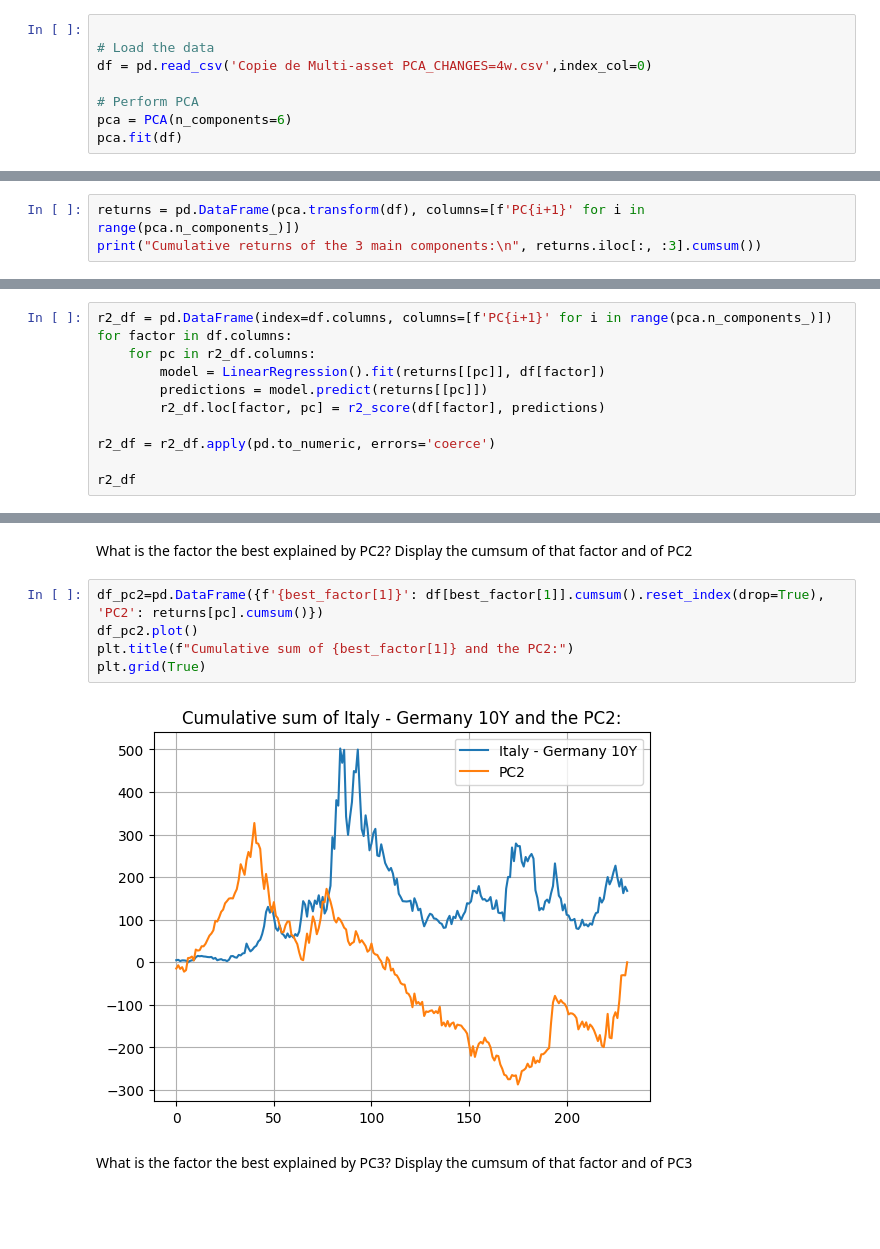
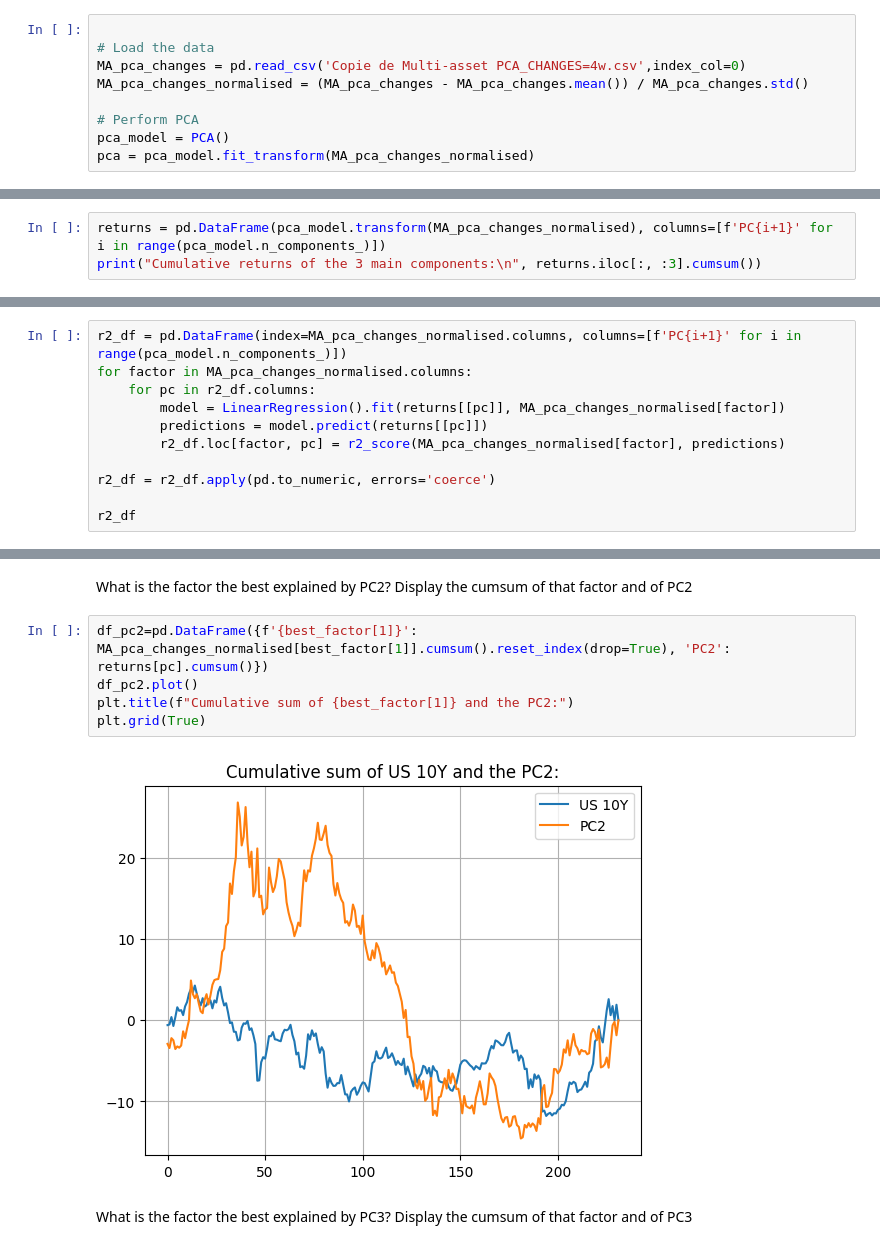
Before and after one commit to theomdvn/AlgoTrading, a Jupyter notebook: PCA.ipynb, the cells around one changed output, grey strips where cells are left out. Drawn from its saved outputs; the diff is of its cells as text; blank space fills up the shorter version.

```diff
--- a/PCA.ipynb
+++ b/PCA.ipynb
@@ -13,8 +13,9 @@ Make the PCA of the factors in Multi-asset PCA CHANGES=4w.csv
 # %%
 
 # Load the data
-df = pd.read_csv('Copie de Multi-asset PCA_CHANGES=4w.csv',index_col=0)
+MA_pca_changes = pd.read_csv('Copie de Multi-asset PCA_CHANGES=4w.csv',index_col=0)
+MA_pca_changes_normalised = (MA_pca_changes - MA_pca_changes.mean()) / MA_pca_changes.std()
 
 # Perform PCA
-pca = PCA(n_components=6)
-pca.fit(df)
+pca_model = PCA()
+pca = pca_model.fit_transform(MA_pca_changes_normalised)
@@ -74,7 +88,7 @@ print(f"{components_80} components are needed to explain 80% of the variance.")
 # %% [markdown]
 Display the cumsum of the returns of the 3 main components
 # %%
-returns = pd.DataFrame(pca.transform(df), columns=[f'PC{i+1}' for i in range(pca.n_components_)])
+returns = pd.DataFrame(pca_model.transform(MA_pca_changes_normalised), columns=[f'PC{i+1}' for i in range(pca_model.n_components_)])
 print("Cumulative returns of the 3 main components:\n", returns.iloc[:, :3].cumsum())
 # %% [output]
 Cumulative returns of the 3 main components:
@@ -107,12 +121,12 @@ Regress each factors to each of the first 6 components and display the DataFrame
 – Columns: the 6 main components<br>
 – Content: the r2of the regression of the factors vs the components<br>
 # %%
-r2_df = pd.DataFrame(index=df.columns, columns=[f'PC{i+1}' for i in range(pca.n_components_)])
-for factor in df.columns:
+r2_df = pd.DataFrame(index=MA_pca_changes_normalised.columns, columns=[f'PC{i+1}' for i in range(pca_model.n_components_)])
+for factor in MA_pca_changes_normalised.columns:
     for pc in r2_df.columns:
-        model = LinearRegression().fit(returns[[pc]], df[factor])
+        model = LinearRegression().fit(returns[[pc]], MA_pca_changes_normalised[factor])
         predictions = model.predict(returns[[pc]])
-        r2_df.loc[factor, pc] = r2_score(df[factor], predictions)
+        r2_df.loc[factor, pc] = r2_score(MA_pca_changes_normalised[factor], predictions)
 
 r2_df = r2_df.apply(pd.to_numeric, errors='coerce')
 
@@ -159,12 +174,12 @@ plt.grid(True)
 What is the factor the best explained by PC2? Display the cumsum of that factor and
 of PC2
 # %%
-df_pc2=pd.DataFrame({f'{best_factor[1]}': df[best_factor[1]].cumsum().reset_index(drop=True), 'PC2': returns[pc].cumsum()})
+df_pc2=pd.DataFrame({f'{best_factor[1]}': MA_pca_changes_normalised[best_factor[1]].cumsum().reset_index(drop=True), 'PC2': returns[pc].cumsum()})
 df_pc2.plot()
 plt.title(f"Cumulative sum of {best_factor[1]} and the PC2:")
 plt.grid(True)
 # %% [output]
-[figure, old version]
+[figure, new version]
 # %% [markdown]
 What is the factor the best explained by PC3? Display the cumsum of that factor and
 of PC3
```
Also changed, not shown: parts of 14 cells of this notebook, 1 other file.
